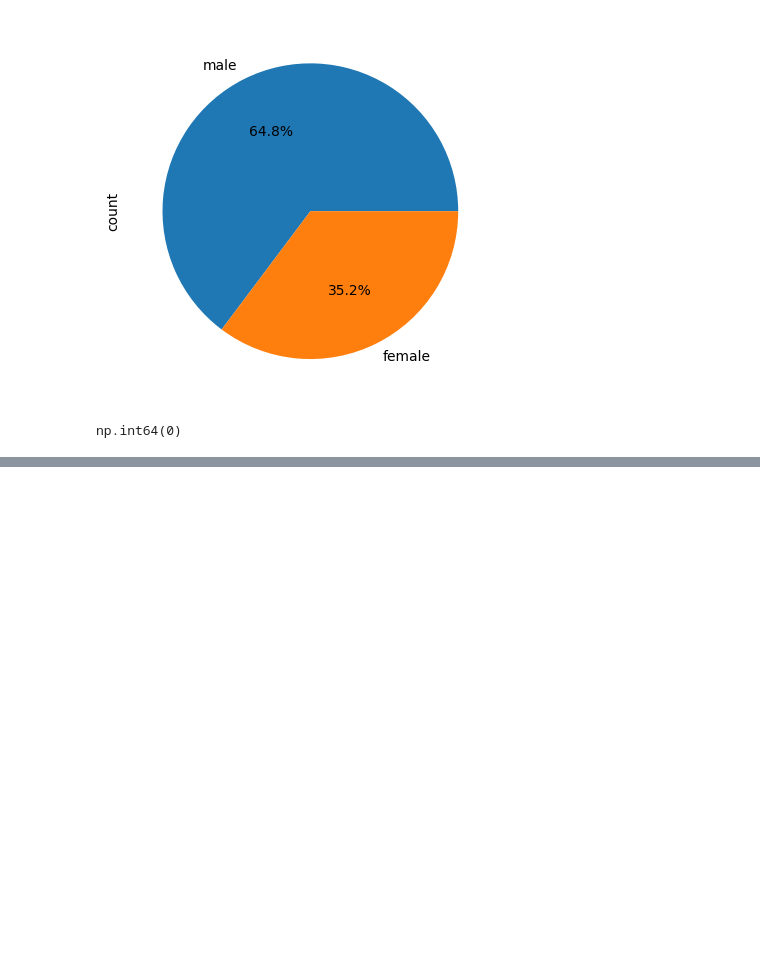
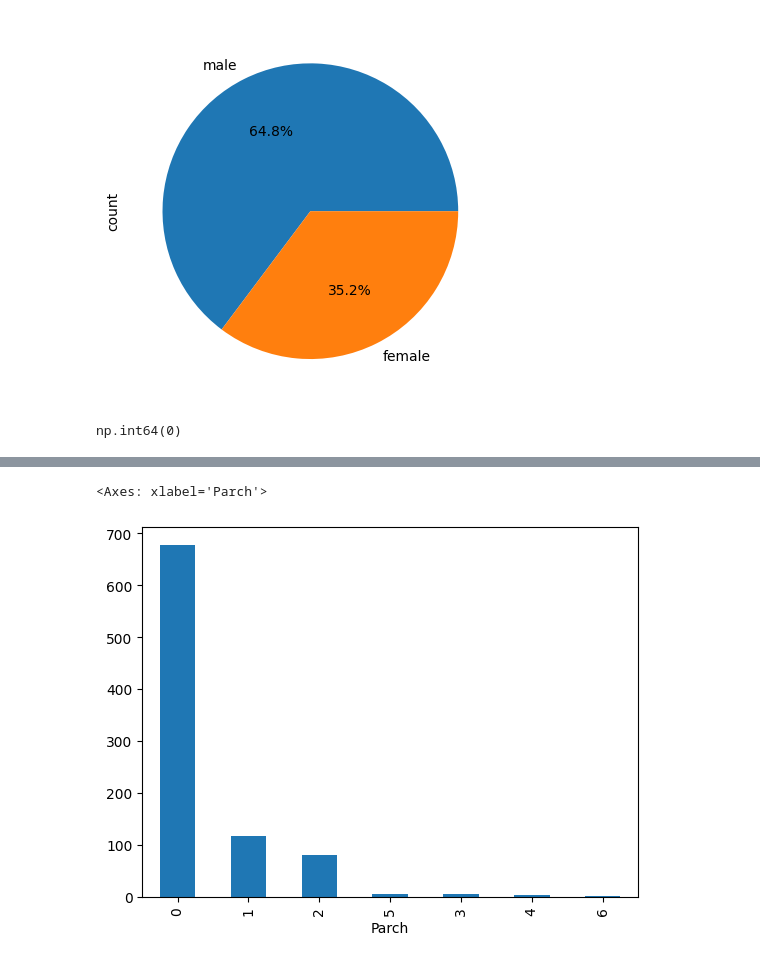
Before and after one commit to Muhammad-Waleed-Source/Exploratory-Data-Analysis, a Jupyter notebook: EDA.ipynb, the cells around one changed output, grey strips where cells are left out. Saved outputs shown, nothing was run; the diff lists cells and outputs as text; code cells hidden in the pictures; blank space fills up the shorter version.

Commit message:
Parch col analyzed

```diff
--- a/EDA.ipynb
+++ b/EDA.ipynb
@@ -331,0 +384,5 @@ np.int64(0)
+# %%
+df['Parch'].value_counts().plot(kind='bar')
+# %% [output]
+<Axes: xlabel='Parch'>
+[figure, added]
```
Also changed, not shown: parts of 9 cells of this notebook.
